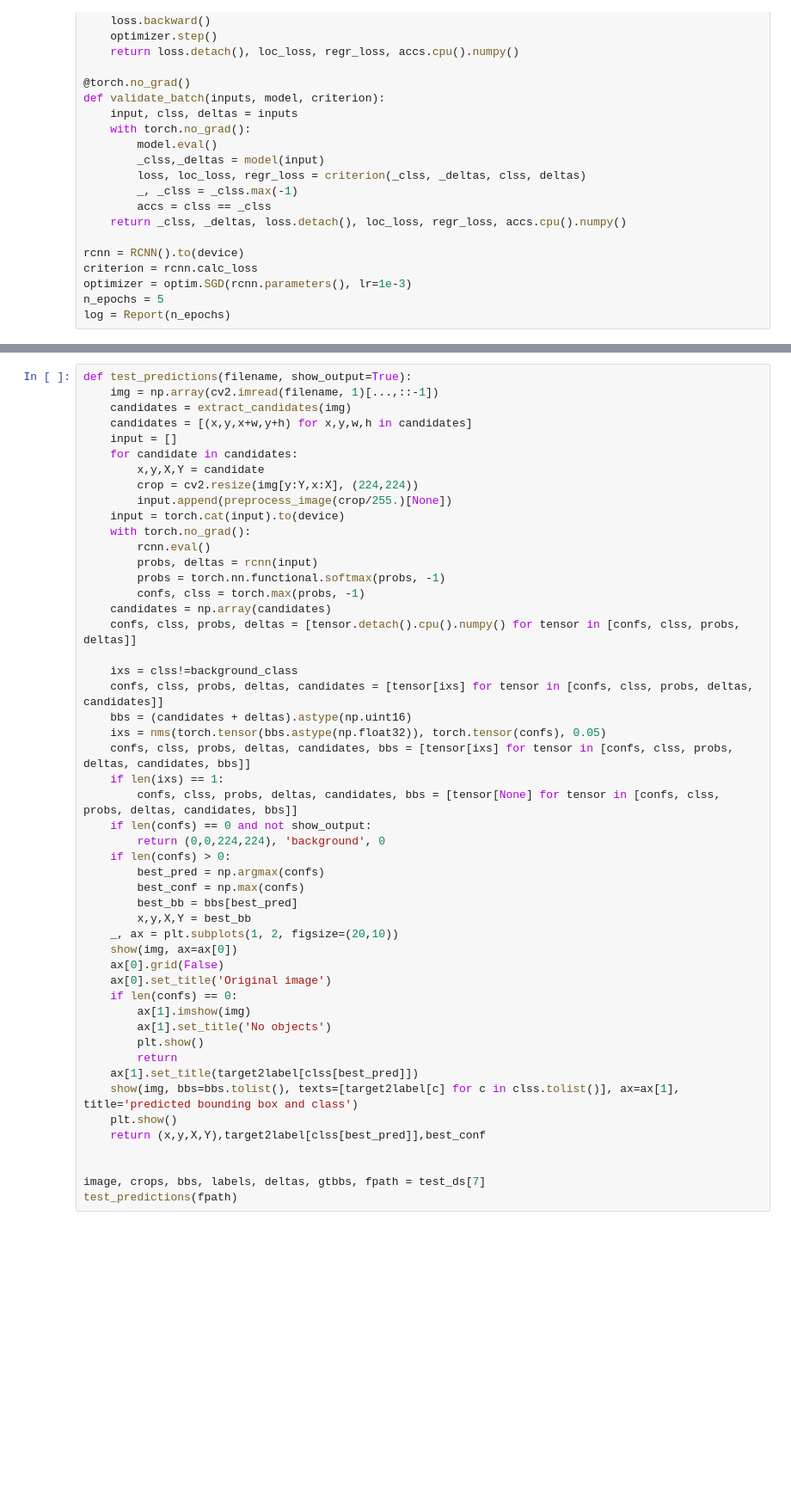
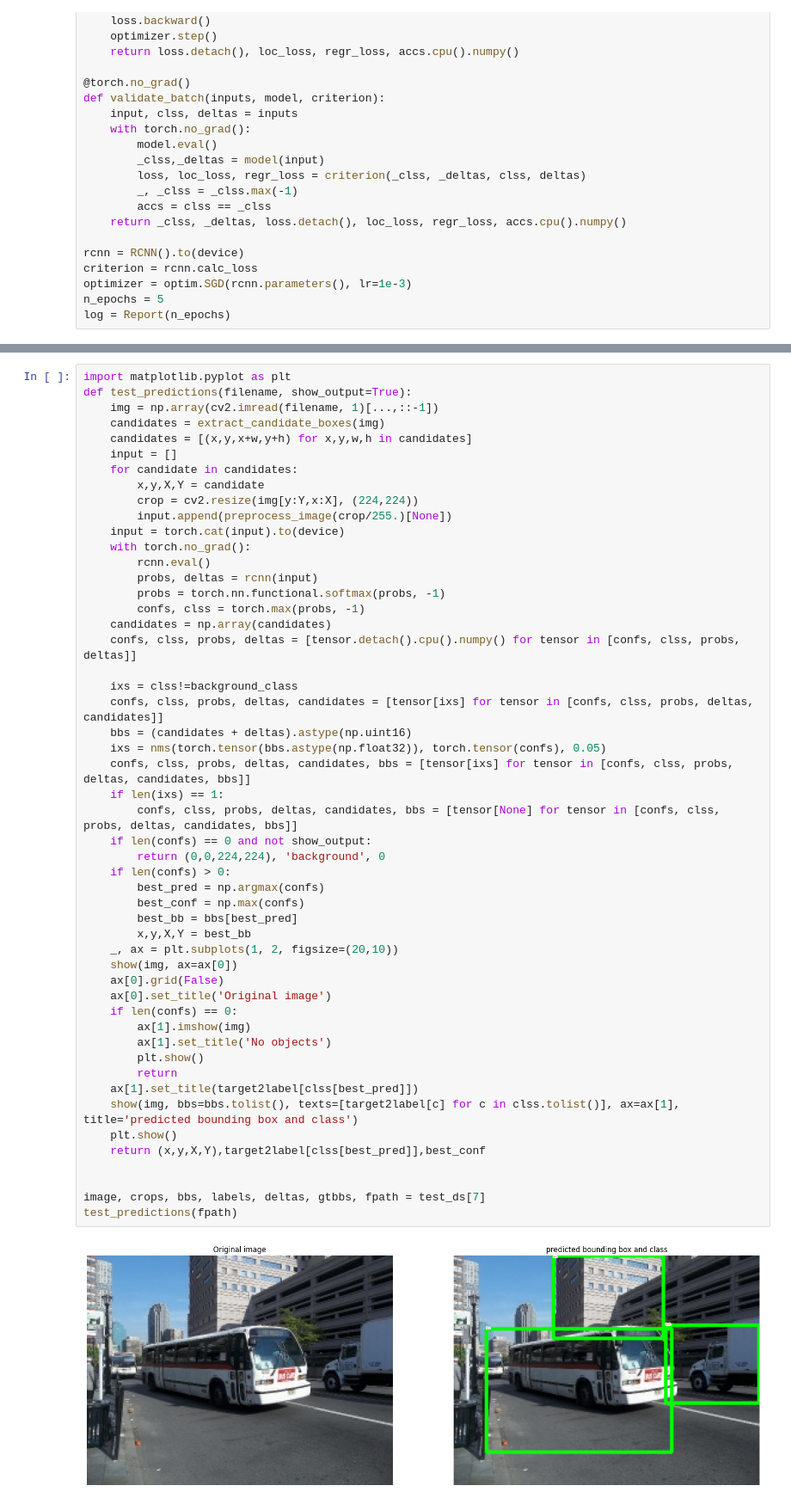
Before and after one commit to saeidtaleghani23/R_CNN_Object_Detection, a Jupyter notebook: R_CNN.ipynb, the cells around one changed output, grey strips where cells are left out. Shown at 86% size. Cells and saved outputs as stored; diff of their text form; blank space fills up the shorter version.

```diff
--- a/R_CNN.ipynb
+++ b/R_CNN.ipynb
@@ -353,7 +354,8 @@ EPOCH: 0.133  trn_loss: 2.981  trn_loc_loss: 0.606  trn_regr_loss: 0.237  trn_ac
 # %%
+import matplotlib.pyplot as plt
 def test_predictions(filename, show_output=True):
     img = np.array(cv2.imread(filename, 1)[...,::-1])
-    candidates = extract_candidates(img)
+    candidates = extract_candidate_boxes(img)
     candidates = [(x,y,x+w,y+h) for x,y,w,h in candidates]
     input = []
     for candidate in candidates:
@@ -373,30 +375,32 @@ def test_predictions(filename, show_output=True):
     confs, clss, probs, deltas, candidates = [tensor[ixs] for tensor in [confs, clss, probs, deltas, candidates]]
     bbs = (candidates + deltas).astype(np.uint16)
     ixs = nms(torch.tensor(bbs.astype(np.float32)), torch.tensor(confs), 0.05)
     confs, clss, probs, deltas, candidates, bbs = [tensor[ixs] for tensor in [confs, clss, probs, deltas, candidates, bbs]]
     if len(ixs) == 1:
         confs, clss, probs, deltas, candidates, bbs = [tensor[None] for tensor in [confs, clss, probs, deltas, candidates, bbs]]
     if len(confs) == 0 and not show_output:
         return (0,0,224,224), 'background', 0
     if len(confs) > 0:
         best_pred = np.argmax(confs)
         best_conf = np.max(confs)
         best_bb = bbs[best_pred]
         x,y,X,Y = best_bb
     _, ax = plt.subplots(1, 2, figsize=(20,10))
     show(img, ax=ax[0])
     ax[0].grid(False)
     ax[0].set_title('Original image')
     if len(confs) == 0:
         ax[1].imshow(img)
         ax[1].set_title('No objects')
         plt.show()
         return
     ax[1].set_title(target2label[clss[best_pred]])
     show(img, bbs=bbs.tolist(), texts=[target2label[c] for c in clss.tolist()], ax=ax[1], title='predicted bounding box and class')
     plt.show()
     return (x,y,X,Y),target2label[clss[best_pred]],best_conf
 
 
 image, crops, bbs, labels, deltas, gtbbs, fpath = test_ds[7]
 test_predictions(fpath)
+# %% [output]
+[figure, added]
```
Also changed, not shown: parts of 2 cells of this notebook.
